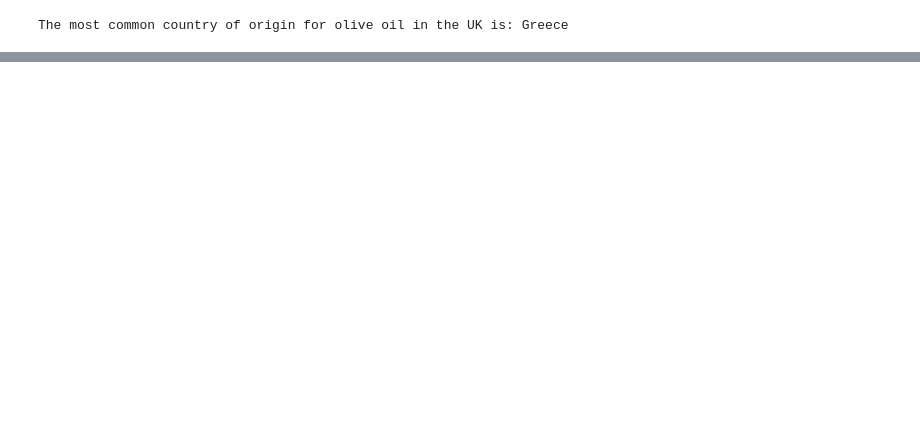
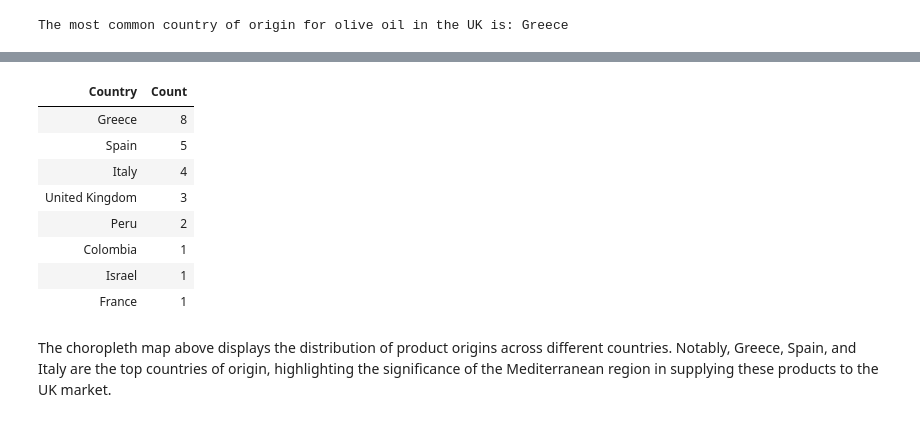
Before and after one commit to Akramash/AvocadoToastSupplyChainAnalysis, a Jupyter notebook: Basic_Analysis.ipynb, the cells around one changed output, grey strips where cells are left out. Cells and saved outputs as stored; diff of their text form; code cells hidden in the pictures; blank space fills up the shorter version.

Commit message:
Added Geographical Distribution of Product Origins & Supply Chain Network

```diff
--- a/Basic_Analysis.ipynb
+++ b/Basic_Analysis.ipynb
@@ -31,7 +102,7 @@ The most common country of origin for avocados in the UK is: Peru
 oliveOil_columns = [
     'code', 'lc', 'product_name_en', 'quantity', 'serving_size', 'packaging_tags',
     'brands', 'brands_tags', 'categories_tags', 'labels_tags', 'countries',
-    'countries_tags', 'origins', 'origins_tags'
+    'countries_tags', 'origins', 'manufacturing_places_tags', 'origins_tags'
 ]
 oliveOil_df = pd.read_csv('data/olive_oil.csv', sep='\t', usecols=oliveOil_columns, dtype={'code': str})
 
@@ -49,12 +120,10 @@ oliveOil_df_filtered = oliveOil_df[
 ].copy()
 
 # Clean country names in 'origins_tags'
-oliveOil_df_filtered['origins_tags'] = oliveOil_df_filtered['origins_tags'].str.replace('[^A-Za-z ]', '', regex=True)
+oliveOil_df_filtered['origins_tags'] = oliveOil_df_filtered['origins_tags'].apply(lambda x: clean_and_match_country_name(x) if pd.notnull(x) else x)
 
-# Determine the most common olive oil origin in the UK and handle the 'en' prefix if present
+# After cleaning, you can directly determine the most common olive oil origin in the UK
 top_olive_oil_origin = oliveOil_df_filtered['origins_tags'].value_counts().idxmax()
-if top_olive_oil_origin.startswith('en'):
-    top_olive_oil_origin = top_olive_oil_origin[2:].capitalize()  # Remove 'en' and capitalize
 
 print(f"The most common country of origin for olive oil in the UK is: {top_olive_oil_origin}")
 # %% [output]
@@ -64,7 +148,7 @@ The most common country of origin for olive oil in the UK is: Greece
 sourdough_columns = [
     'code', 'lc', 'product_name_en', 'quantity', 'serving_size', 'packaging_tags',
     'brands', 'brands_tags', 'categories_tags', 'labels_tags', 'countries',
-    'countries_tags', 'origins', 'origins_tags'
+    'countries_tags', 'origins', 'manufacturing_places_tags', 'origins_tags'
 ]
 
 # Load the sourdough data from CSV
@@ -88,8 +172,9 @@ sourdough_df_filtered['origins_tags'] = sourdough_df_filtered['origins_tags'].st
 sourdough_df_filtered['origins_tags'] = sourdough_df_filtered['origins_tags'].str.replace('unitedkingdom', 'United Kingdom')
 
 # Determine the most common sourdough origin in the UK
+sourdough_df_filtered['origins_tags'] = sourdough_df_filtered['origins_tags'].apply(lambda x: clean_and_match_country_name(x) if pd.notnull(x) else x)
+
+# After cleaning, determine the most common sourdough origin in the UK
 top_sourdough_origin = sourdough_df_filtered['origins_tags'].value_counts().idxmax()
-if top_sourdough_origin.startswith('en'):
-    top_sourdough_origin = top_sourdough_origin[2:].capitalize()
 print(f"The most common country of origin for sourdough in the UK is: {top_sourdough_origin}")
 # %% [output]
@@ -96,0 +197,29 @@ The most common country of origin for sourdough in the UK is: United kingdom
+# %%
+combined_df = pd.concat([avocado_df_filtered, oliveOil_df_filtered, sourdough_df_filtered], ignore_index=True)
+
+# Clean the 'origins_tags' column using the cleaning function
+combined_df['origins_tags'] = combined_df['origins_tags'].apply(clean_and_match_country_name)
+
+# After cleaning, you can proceed with your analysis
+country_counts = combined_df['origins_tags'].value_counts().reset_index()
+country_counts.columns = ['Country', 'Count']
+
+# Visualization with Plotly
+fig = px.choropleth(country_counts,
+                    locations="Country",
+                    locationmode='country names',
+                    color="Count",
+                    hover_name="Country",
+                    color_continuous_scale=px.colors.sequential.Plasma,
+                    title="Geographical Distribution of Product Origins")
+fig.update_layout(geo=dict(showframe=False, showcoastlines=False, projection_type='equirectangular'))
+fig.show()
+
+# Convert the DataFrame to HTML, setting `index=False` to not show the index
+# For displaying the table
+from IPython.display import display, HTML
+table_html = country_counts.sort_values(by='Count', ascending=False).to_html(index=False)
+
+# Display the HTML in the notebook
+display(HTML(table_html))
+# %% [output]
@@ -96,0 +228,11 @@ The most common country of origin for sourdough in the UK is: United kingdom
+| Country | Count |
+| Greece | 8 |
+| Spain | 5 |
+| Italy | 4 |
+| United Kingdom | 3 |
+| Peru | 2 |
+| Colombia | 1 |
+| Israel | 1 |
+| France | 1 |
+# %% [markdown]
+The choropleth map above displays the distribution of product origins across different countries. Notably, Greece, Spain, and Italy are the top countries of origin, highlighting the significance of the Mediterranean region in supplying these products to the UK market.
```
Also changed, not shown: parts of 17 cells of this notebook, 7 other files.
